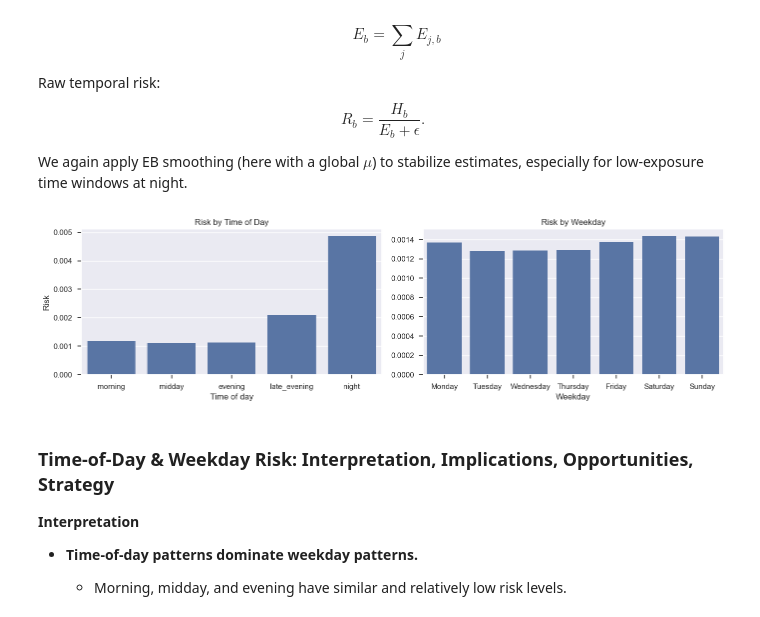
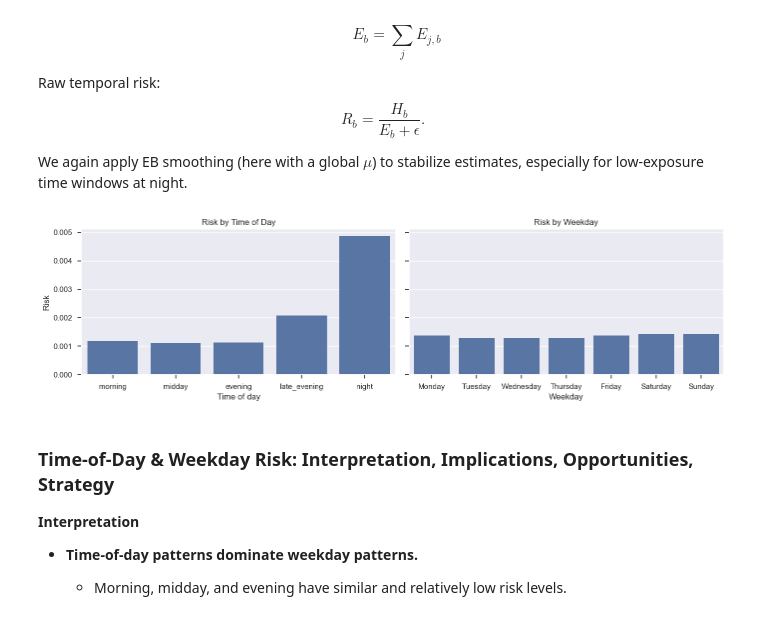
Before and after one commit to armoutihansen/DSC, a Jupyter notebook: notebooks/risk_analysis_.ipynb, the cells around one changed output. Drawn from its saved outputs; the diff is of its cells as text; code cells hidden in the pictures.

```diff
--- a/notebooks/risk_analysis_.ipynb
+++ b/notebooks/risk_analysis_.ipynb
@@ -477,36 +477,36 @@ temporal_wd = (
 mu_wd = temporal_wd["H"].sum() / (temporal_wd["E"].sum() + EPS)
 temporal_wd["R_raw"], temporal_wd["R_eb"], temporal_wd["lambda"] = eb_smooth(
     temporal_wd["H"], temporal_wd["E"], mu_wd, C=C
 )
 
 weekday_order = ["Monday", "Tuesday", "Wednesday", "Thursday", "Friday", "Saturday", "Sunday"]
 
 # ---- Combined 1×2 plot ----
-fig, axes = plt.subplots(1, 2, figsize=(14, 4), sharey=False)
+fig, axes = plt.subplots(1, 2, figsize=(14, 4), sharey=True)
 
 # Left: Time of day
 sns.barplot(
     data=temporal_tod, x="tod", y="R_eb",
     order=tod_order, ax=axes[0]
 )
 axes[0].set_title("Risk by Time of Day")
 axes[0].set_xlabel("Time of day")
 axes[0].set_ylabel("Risk")
 
 # Right: Weekday
 sns.barplot(
     data=temporal_wd, x="weekday", y="R_eb",
     order=weekday_order, ax=axes[1]
 )
 axes[1].set_title("Risk by Weekday")
 axes[1].set_xlabel("Weekday")
 axes[1].set_ylabel("")  # sharey handles the label
 
 fig.tight_layout()
-fig.savefig("../presentation/assets/img/system_temporal_risk.png", dpi=300)
+fig.savefig("../src/figures/system_temporal_risk.png", dpi=300)
 plt.show()
 # %% [output]
-[figure, old version]
+[figure, new version]
 # %% [markdown]
 ### Time-of-Day & Weekday Risk: Interpretation, Implications, Opportunities, Strategy
 
```
Also changed, not shown: parts of 3 cells of this notebook, 25 other files.
